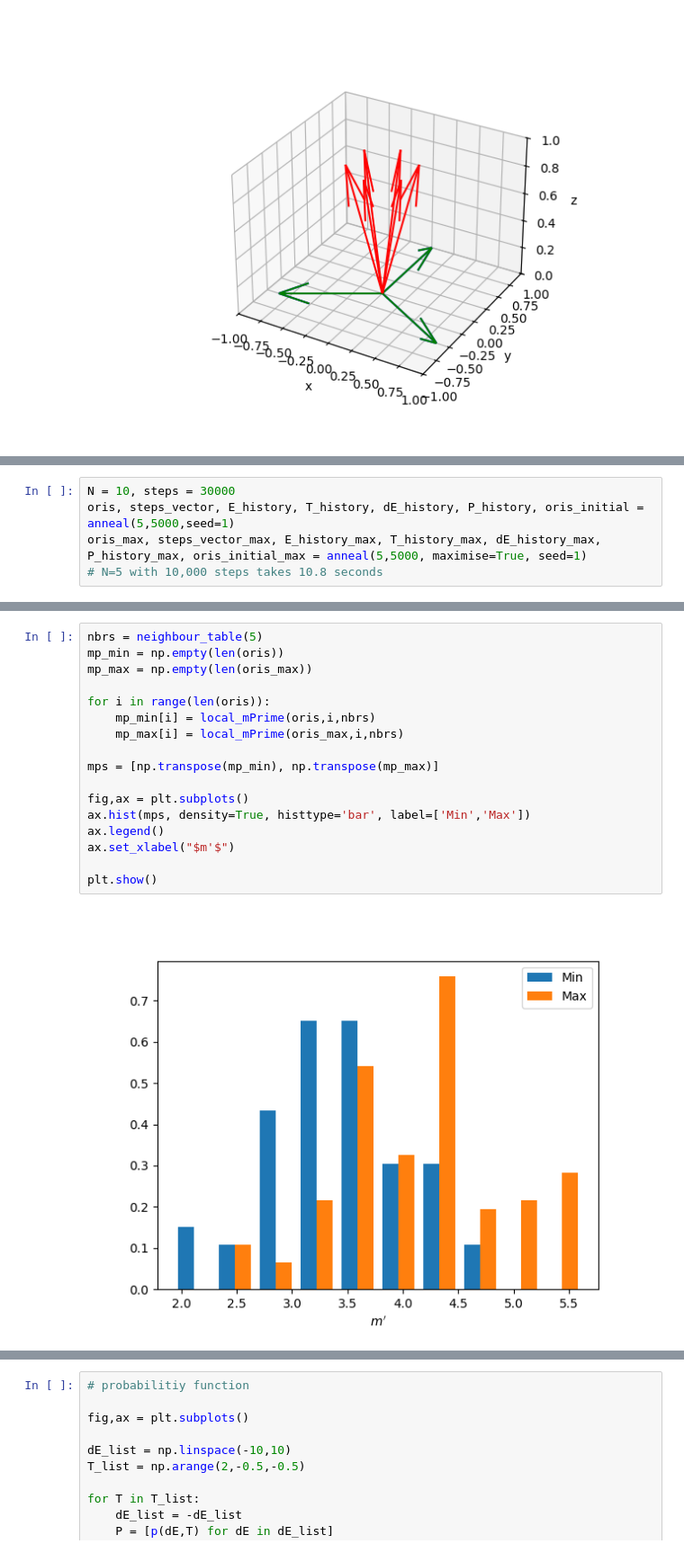
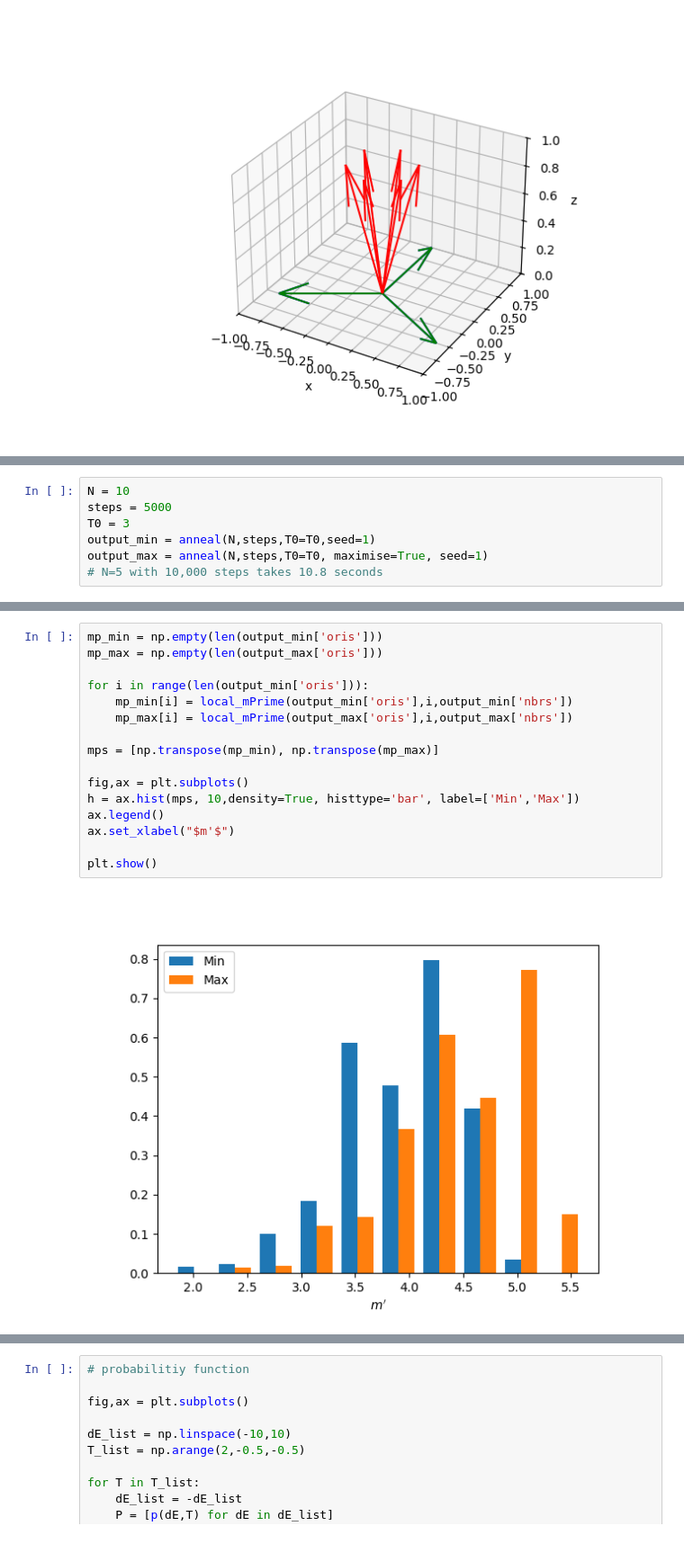
Before and after one commit to ethansprague22/MisorientationSimulatedAnneal, a Jupyter notebook: main.ipynb, the cells around one changed output, grey strips where cells are left out. Shown at 90% size. Saved outputs shown, nothing was run; the diff lists cells and outputs as text.

```diff
--- a/main.ipynb
+++ b/main.ipynb
@@ -308,7 +344,9 @@ print(a.magnitude())
 # %%
-N = 10, steps = 30000
-oris, steps_vector, E_history, T_history, dE_history, P_history, oris_initial = anneal(5,5000,seed=1)
-oris_max, steps_vector_max, E_history_max, T_history_max, dE_history_max, P_history_max, oris_initial_max = anneal(5,5000, maximise=True, seed=1)
+N = 10
+steps = 5000
+T0 = 3
+output_min = anneal(N,steps,T0=T0,seed=1)
+output_max = anneal(N,steps,T0=T0, maximise=True, seed=1)
 # N=5 with 10,000 steps takes 10.8 seconds
 # %%
 mosaic = [['Temp'],
@@ -346,19 +384,18 @@ plt.show()
 # %%
-nbrs = neighbour_table(5)
-mp_min = np.empty(len(oris))
-mp_max = np.empty(len(oris_max))
+mp_min = np.empty(len(output_min['oris']))
+mp_max = np.empty(len(output_max['oris']))
 
-for i in range(len(oris)):
-    mp_min[i] = local_mPrime(oris,i,nbrs)
-    mp_max[i] = local_mPrime(oris_max,i,nbrs)
+for i in range(len(output_min['oris'])):
+    mp_min[i] = local_mPrime(output_min['oris'],i,output_min['nbrs'])
+    mp_max[i] = local_mPrime(output_max['oris'],i,output_max['nbrs'])
 
 mps = [np.transpose(mp_min), np.transpose(mp_max)]
 
 fig,ax = plt.subplots()
-ax.hist(mps, density=True, histtype='bar', label=['Min','Max'])
+h = ax.hist(mps, 10,density=True, histtype='bar', label=['Min','Max'])
 ax.legend()
 ax.set_xlabel("$m'$")
 
 plt.show()
 # %% [output]
-[figure, old version]
+[figure, new version]
```
Also changed, not shown: parts of 17 cells of this notebook, 4 other files.
